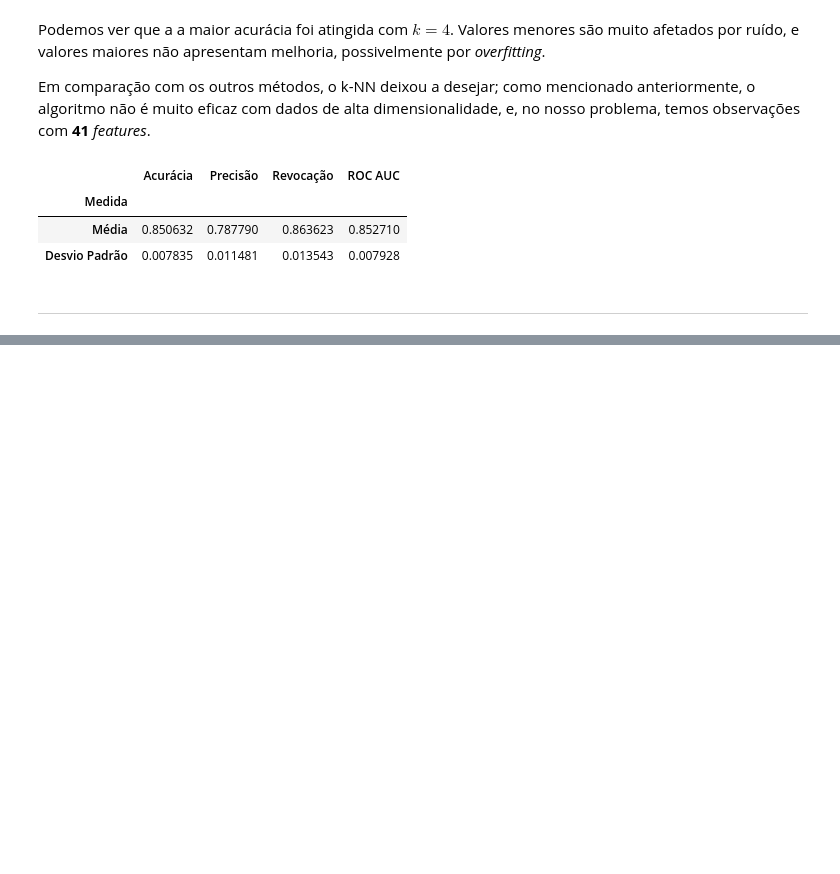
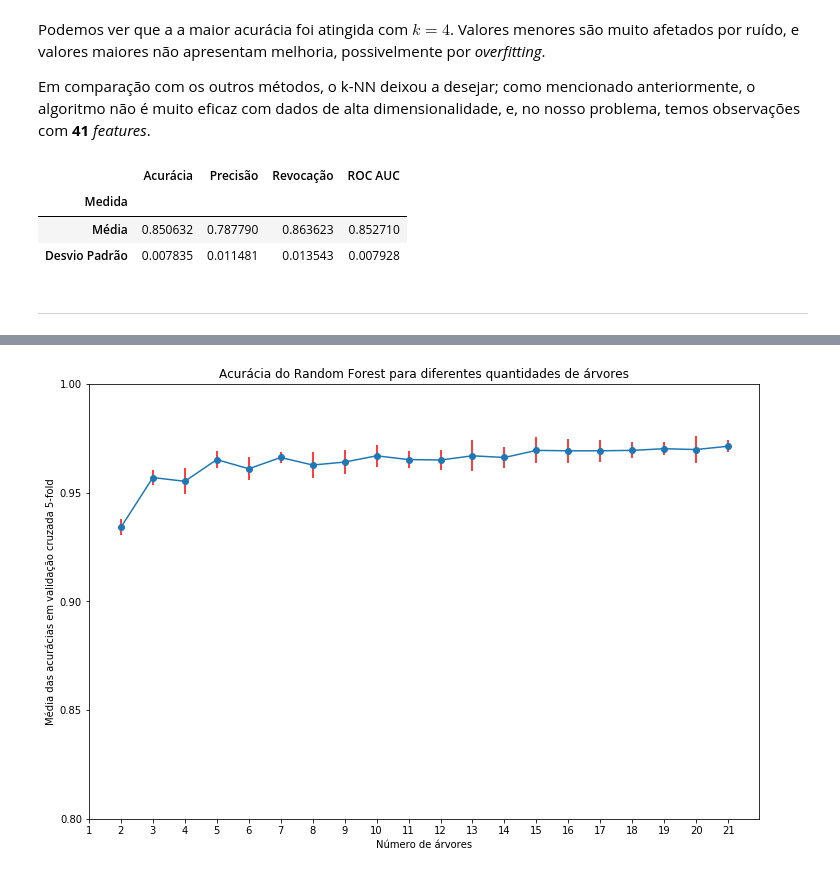
Before and after one commit to marscos/learning_exoplanets, a Jupyter notebook: Aprendizado de Máquina - TP1.ipynb, the cells around one changed output, grey strips where cells are left out. Drawn from its saved outputs; the diff is of its cells as text; code cells hidden in the pictures; blank space fills up the shorter version.

Commit message:
Random Forest

```diff
--- a/Aprendizado de Máquina - TP1.ipynb
+++ b/Aprendizado de Máquina - TP1.ipynb
@@ -253,14 +235,14 @@ dt_maxdepth.tree_.max_depth
 n_experiments = 20
 dt_accuracies = np.zeros((n_experiments, 2))
 dt_results = []
-for n in range(1, n_experiments+1):
+for i in range(1, n_experiments+1):
     performance = []
     for train, test in kfold.split(koi, target):
-        dtree = tree.DecisionTreeClassifier(max_depth=n)
+        dtree = tree.DecisionTreeClassifier(max_depth=i)
         dtree = dtree.fit(koi.iloc[train], target.iloc[train])
         y_pred = dtree.predict(koi.iloc[test])
         performance.append(evaluate_prediction(target.iloc[test], y_pred))
     dt_results.append(performance)
-    dt_accuracies[n-1] = [np.array(performance).mean(axis=0)[0], np.array(performance).std(axis=0)[0]]
+    dt_accuracies[i-1] = [np.array(performance).mean(axis=0)[0], np.array(performance).std(axis=0)[0]]
 dt_accuracies
 # %% [output]
@@ -432,16 +420,16 @@ Vamos realizar experimentos variando o hiperparâmetro $k$, a fim de analisar se
 ### Variação da média da acurácia na validação cruzada 5-fold para diferentes valores de k
 # %%
 from sklearn.neighbors import KNeighborsClassifier
-k_experiments = 20
-knn_accuracies = np.zeros((k_experiments, 2))
+n_experiments = 20
+knn_accuracies = np.zeros((n_experiments, 2))
 knn_results = []
-for k in range(1, k_experiments+1):
+for i in range(1, n_experiments+1):
     performance = []
     for train, test in kfold.split(koi_minmax, target):
-        knn = KNeighborsClassifier(n_neighbors=k)
+        knn = KNeighborsClassifier(n_neighbors=i)
         knn = knn.fit(koi_minmax.iloc[train], target.iloc[train])
         y_pred = knn.predict(koi_minmax.iloc[test])
         performance.append(evaluate_prediction(target.iloc[test], y_pred))
     knn_results.append(performance)
-    knn_accuracies[k-1] = [np.array(performance).mean(axis=0)[0], np.array(performance).std(axis=0)[0]]
+    knn_accuracies[i-1] = [np.array(performance).mean(axis=0)[0], np.array(performance).std(axis=0)[0]]
 knn_accuracies
@@ -495,0 +469,16 @@ results.loc["k-NN"]
+# %%
+from sklearn.ensemble import RandomForestClassifier
+
+n_experiments = 20
+rf_accuracies = np.zeros((n_experiments, 2))
+rf_results = []
+for i in range(2, n_experiments+2):
+    performance = []
+    for train, test in kfold.split(koi, target):
+        rf = RandomForestClassifier(n_estimators=i, bootstrap=False)
+        rf = rf.fit(koi.iloc[train], target.iloc[train])
+        y_pred = rf.predict(koi.iloc[test])
+        performance.append(evaluate_prediction(target.iloc[test], y_pred))
+    rf_results.append(performance)
+    rf_accuracies[i-2] = [np.array(performance).mean(axis=0)[0], np.array(performance).std(axis=0)[0]]
+rf_accuracies
@@ -495,0 +506,10 @@ results.loc["k-NN"]
+# %%
+plt.figure(figsize=(12,8))
+plt.errorbar(range(2, n_experiments+2), rf_accuracies.T[0], rf_accuracies.T[1], marker='o', ecolor='r')
+plt.title("Acurácia do Random Forest para diferentes quantidades de árvores")
+plt.xlabel("Número de árvores")
+plt.ylabel("Média das acurácias em validação cruzada 5-fold")
+plt.xticks(range(1,n_experiments+2))
+plt.yticks(np.arange(0.8,1.05,0.05));
+# %% [output]
+[figure, added]
```
Also changed, not shown: parts of 19 cells of this notebook, 5 other files.
